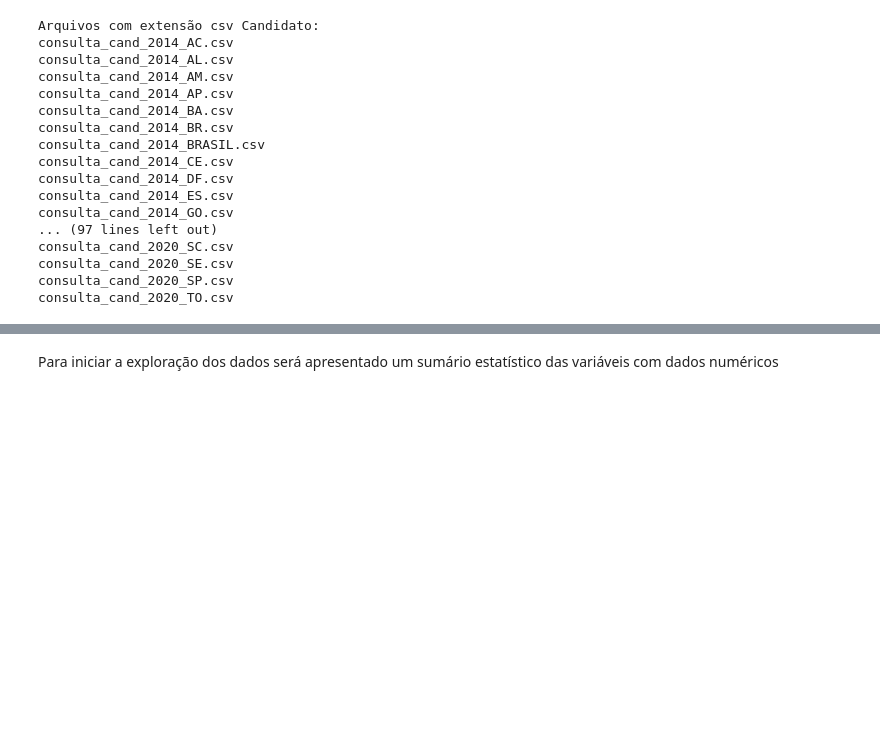
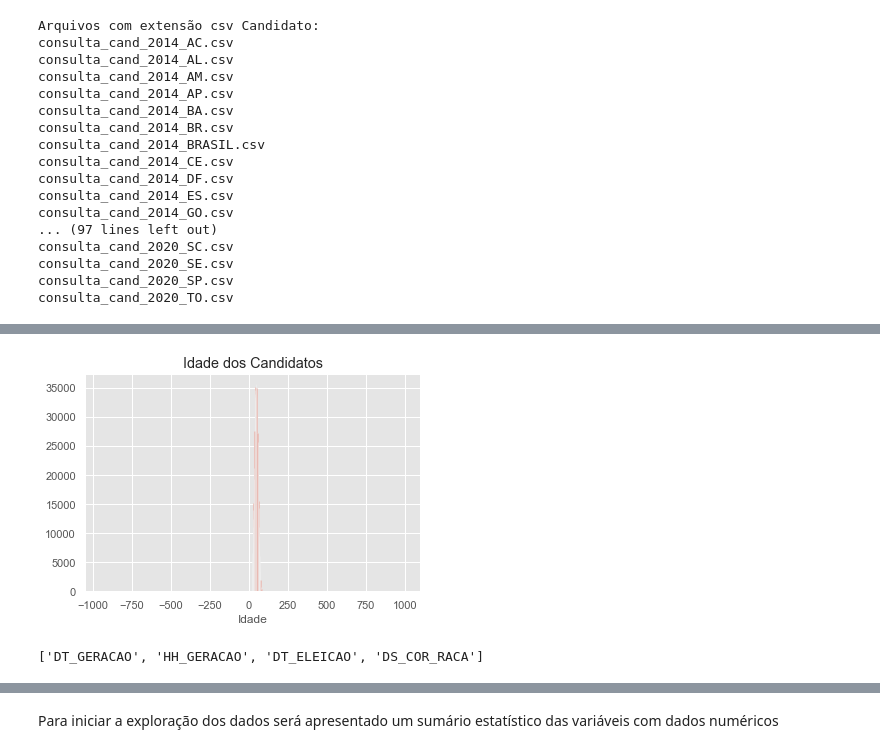
Before and after one commit to wendercorrea/projetoFinalPuc, a Jupyter notebook: WENDER_CORREA.ipynb, the cells around one changed output, grey strips where cells are left out. Drawn from its saved outputs; the diff is of its cells as text; code cells hidden in the pictures; blank space fills up the shorter version.

```diff
--- a/WENDER_CORREA.ipynb
+++ b/WENDER_CORREA.ipynb
@@ -11,16 +11,3 @@ Matrícula:
 <p>Este notebook é referente ao Trabalho de Conclusão de Curso em Ciência de Dados e Big Data.</p>
 # %% [markdown]
 #Leitura dos dados e importação das bibliotecas utilizadas
-# %%
-#IMPORTAÇÃO DAS BIBLIOTECAS
-import pandas as pd
-import numpy as np
-import zipfile
-import requests
-from io import BytesIO
-import os
-import glob
-import matplotlib.pyplot as plt
-import seaborn as sns
-sns.set_style('whitegrid')
-import time
@@ -36,0 +14,19 @@ import time
+# %%
+#IMPORTAÇÃO DAS BIBLIOTECAS
+import pandas as pd
+import numpy as np
+# dependências para importar e descompactar arquivos em zip
+import zipfile
+import requests
+from io import BytesIO
+import os
+import glob
+import seaborn as sns
+sns.set_theme(style="whitegrid", palette="muted")
+import time
+#Importação da função Counter e da biblioteca matplotlib.pyplot
+from collections import Counter
+import matplotlib.pyplot as plt
+#Plotação de um gráfico para mostrar a dispersão dos dados.
+#O % e inline significa que o gráfico será mostrado aqui no notebook, e não em um arquivo
+%matplotlib inline
@@ -113,3 +137,18 @@ data_frame.dtypes
+# %%
+idade_publico = Counter(data_frame['NR_IDADE_DATA_POSSE'])
+#Plotagem da idade dos candidatos
+plt.style.use('ggplot')
+plt.bar(idade_publico.keys(), idade_publico.values())
+plt.xlabel('Idade')
+plt.title('Idade dos Candidatos')
+plt.show()
+# %% [output]
+[figure, added]
+# %%
+categorical_columns_df = [cname for cname in data_frame.columns if data_frame[cname].dtype == "object"]
+categorical_columns_df
+# %% [output]
+['DT_GERACAO', 'HH_GERACAO', 'DT_ELEICAO', 'DS_COR_RACA']
 # %%
 #Calcula o total e a % de valores ausentes
 num_ausentes = data_frame.isna().sum()
```
Also changed, not shown: parts of 206 cells of this notebook, 1 other file.
